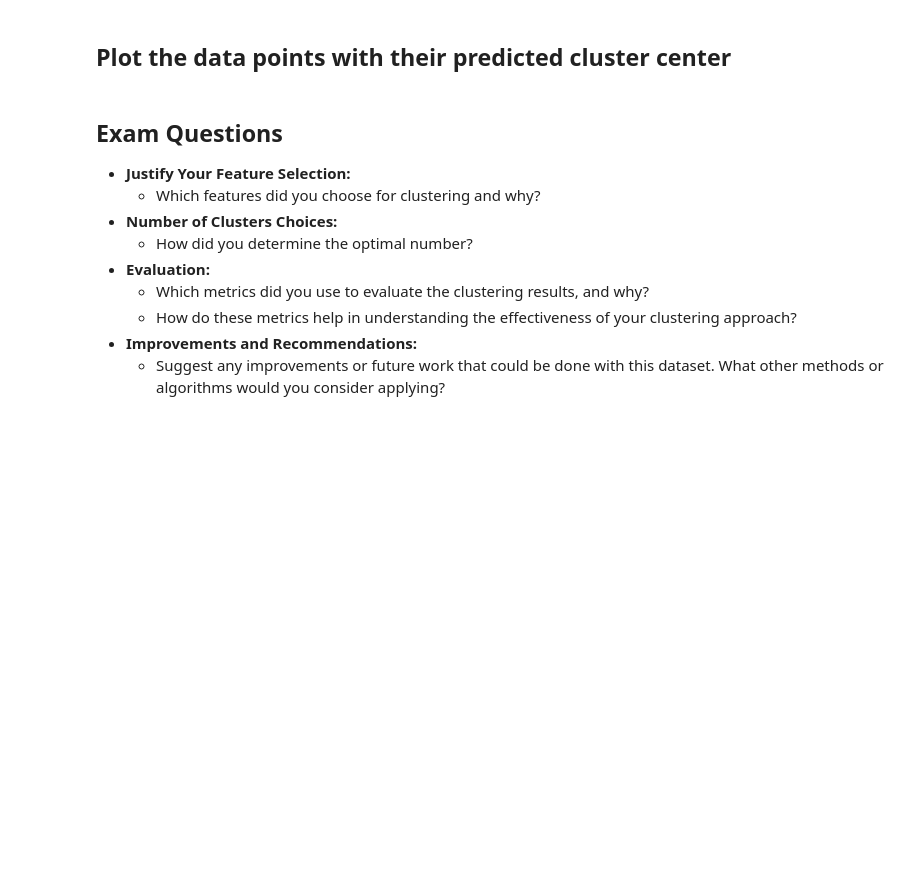
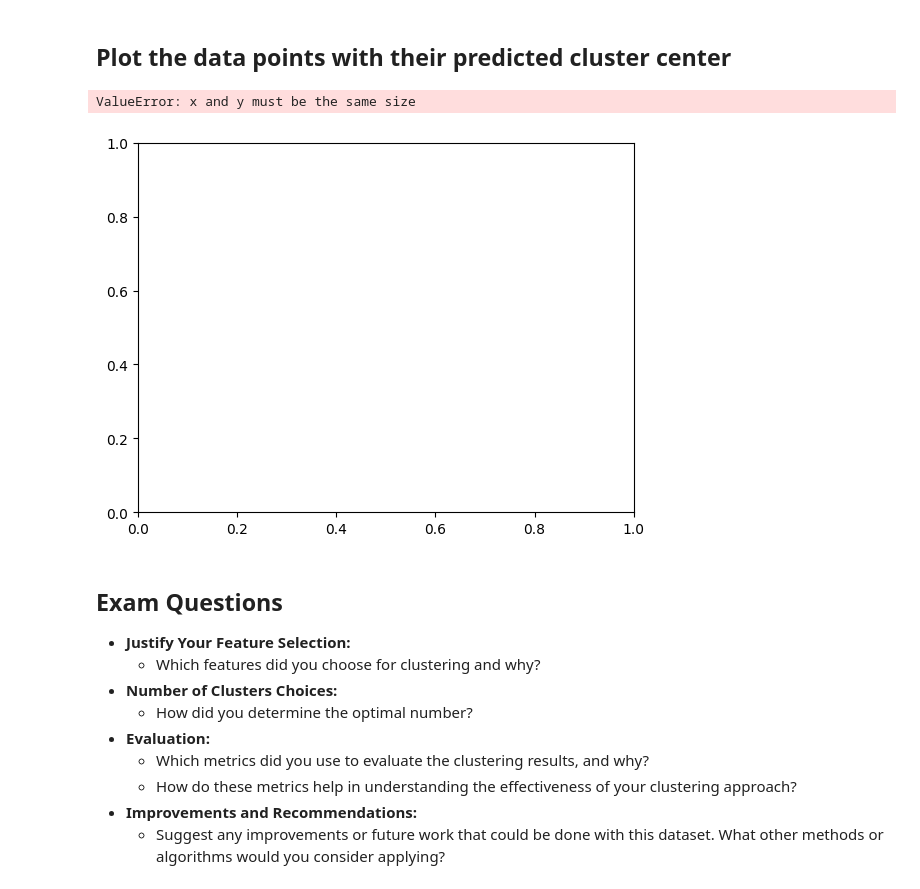
Before and after one commit to AbdullahHafiz30/Tuwaiq_Academy_T5_Week4, a Jupyter notebook: 1-Weekly Task/Clustering_Task.ipynb, the cells around one changed output. Cells and saved outputs as stored; diff of their text form; code cells hidden in the pictures; blank space fills up the shorter version.

```diff
--- a/1-Weekly Task/Clustering_Task.ipynb
+++ b/1-Weekly Task/Clustering_Task.ipynb
@@ -129,5 +416,12 @@ Evaluate the clustering result using appropriate metrics.
 # %% [markdown]
 ## Plot the data points with their predicted cluster center
+# %%
+plt.scatter(X, y, c=KModel.labels_)
+#plt.legend(scatter.legend_elements()[0], iris.target_names)
+plt.show
+# %% [output]
+ValueError: x and y must be the same size
+[figure, added]
 # %% [markdown]
 ## Exam Questions
 * **Justify Your Feature Selection:**
```
Also changed, not shown: parts of 31 cells of this notebook.
